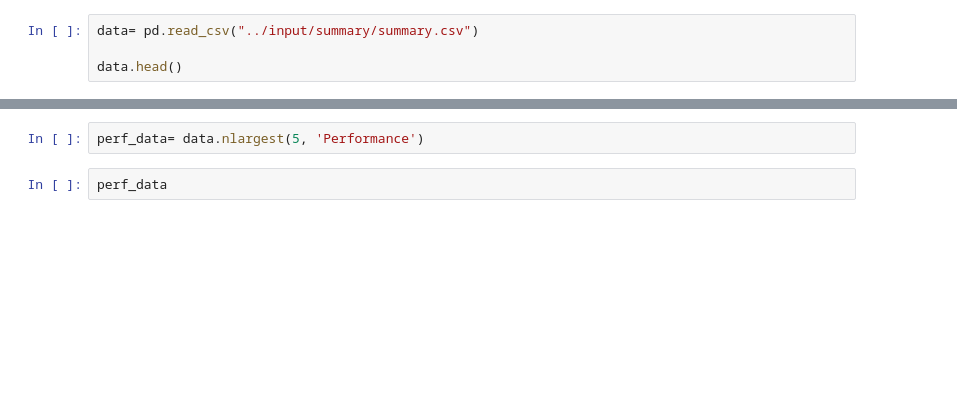
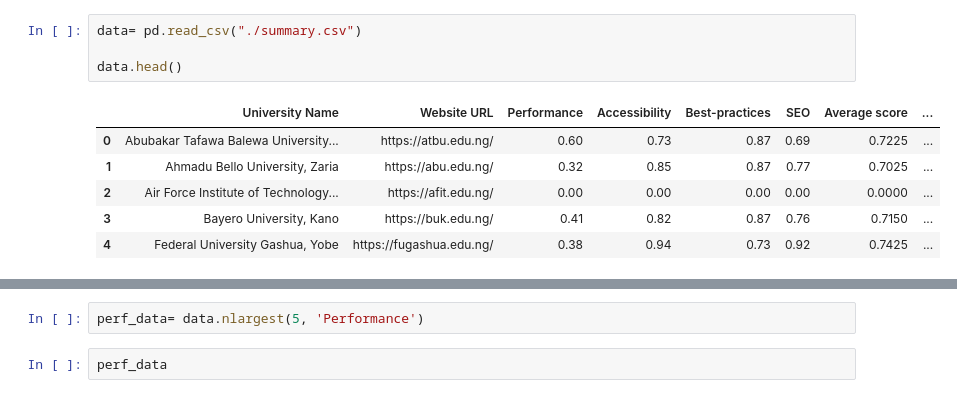
Before and after one commit to BolajiAyodeji/fed-unis-perf-eval, a Jupyter notebook: summary.ipynb, the cells around one changed output, grey strips where cells are left out. Cells and saved outputs as stored; diff of their text form; blank space fills up the shorter version.

```diff
--- a/summary.ipynb
+++ b/summary.ipynb
@@ -8,7 +6,14 @@ Error:
 # %%
-data= pd.read_csv("../input/summary/summary.csv")
+data= pd.read_csv("./summary.csv")
 
 data.head()
+# %% [output]
+|  | University Name | Website URL | Performance | Accessibility | Best-practices | SEO | Average score | ... |
+| 0 | Abubakar Tafawa Balewa University... | https://atbu.edu.ng/ | 0.60 | 0.73 | 0.87 | 0.69 | 0.7225 | ... |
+| 1 | Ahmadu Bello University, Zaria | https://abu.edu.ng/ | 0.32 | 0.85 | 0.87 | 0.77 | 0.7025 | ... |
+| 2 | Air Force Institute of Technology... | https://afit.edu.ng/ | 0.00 | 0.00 | 0.00 | 0.00 | 0.0000 | ... |
+| 3 | Bayero University, Kano | https://buk.edu.ng/ | 0.41 | 0.82 | 0.87 | 0.76 | 0.7150 | ... |
+| 4 | Federal University Gashua, Yobe | https://fugashua.edu.ng/ | 0.38 | 0.94 | 0.73 | 0.92 | 0.7425 | ... |
 # %%
 fig,ax=plt.subplots(figsize=(25,10))
 sns.barplot(data["University Name"],data.Performance, color="blue")
```
Also changed, not shown: parts of 16 cells of this notebook, 1 other file.
